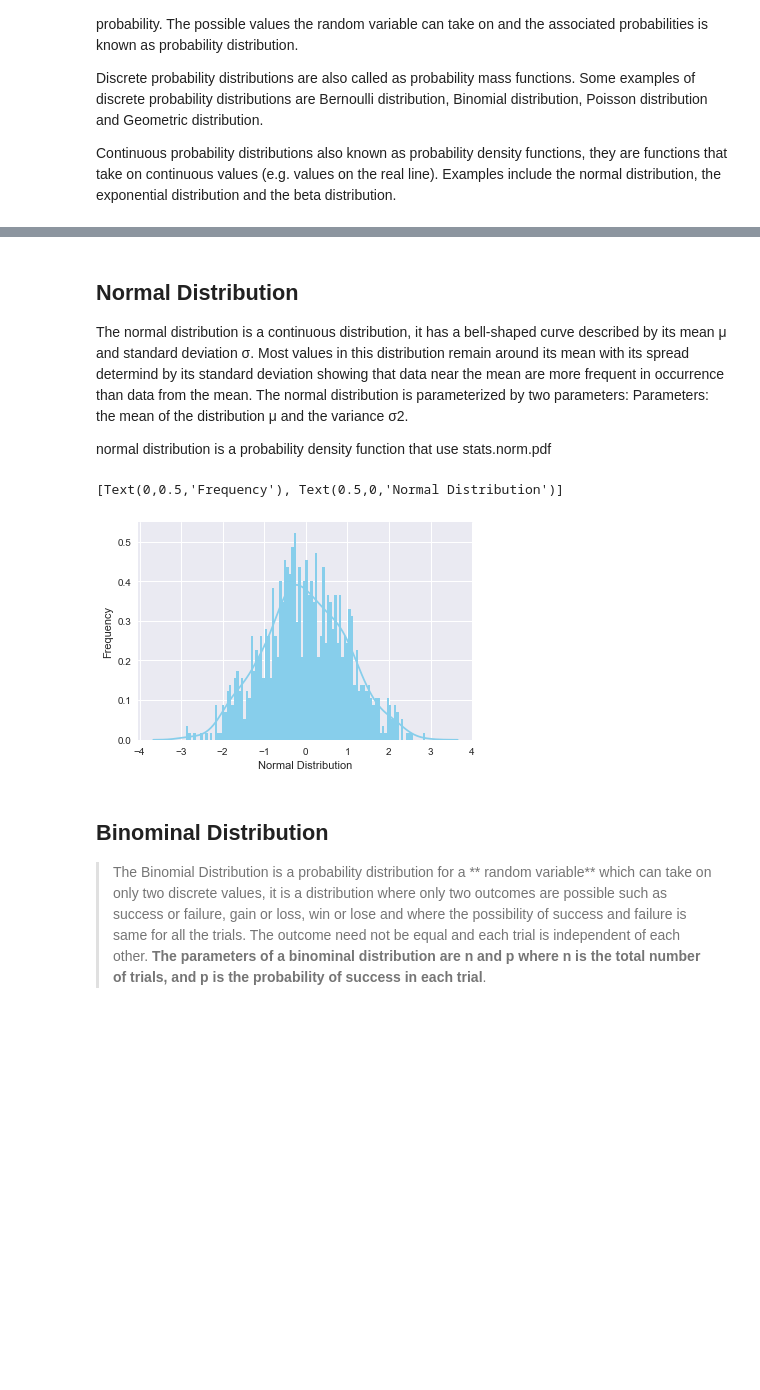
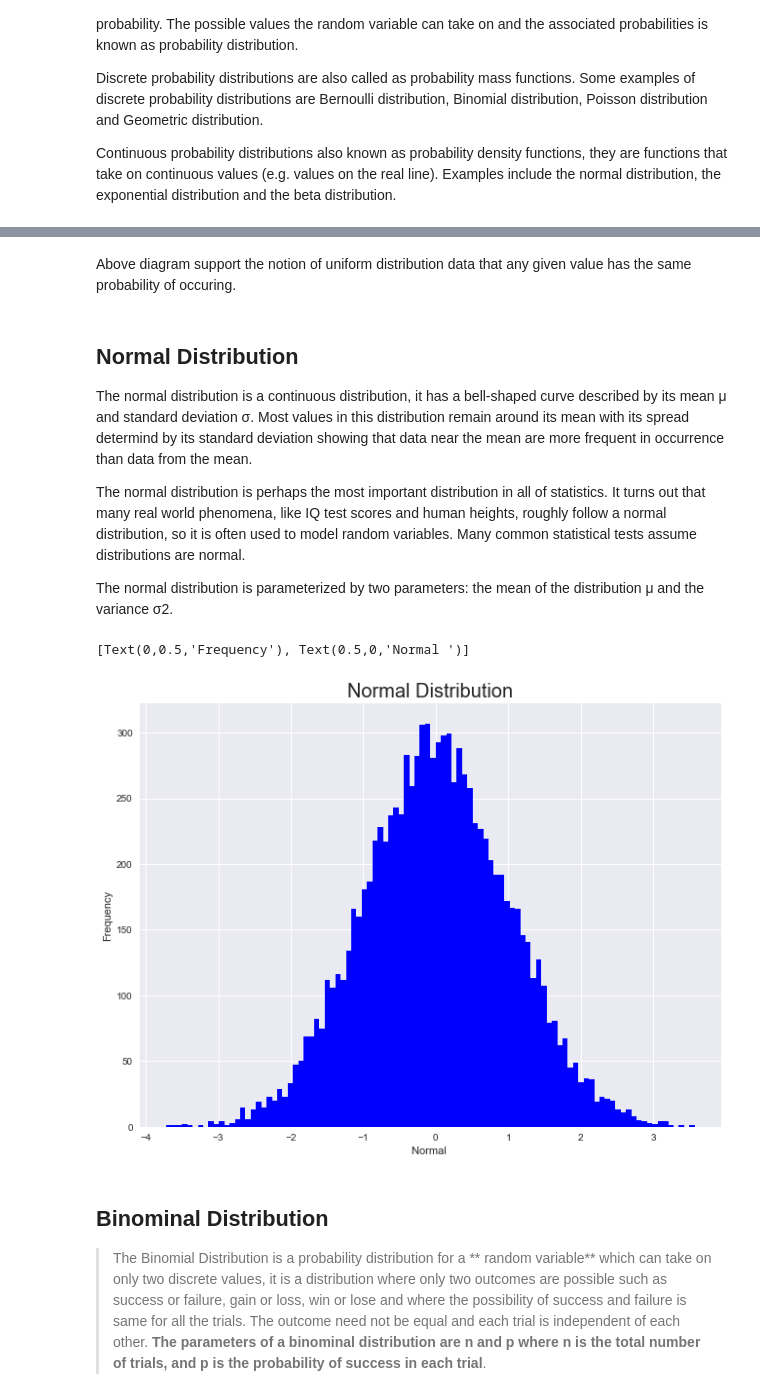
Before and after one commit to ezekielonaloye-gmit/pda_numpy_random_assignment-, a Jupyter notebook: numpy.random assignment 2018.ipynb, the cells around one changed output, grey strips where cells are left out. Drawn from its saved outputs; the diff is of its cells as text; code cells hidden in the pictures; blank space fills up the shorter version.

```diff
--- a/numpy.random assignment 2018.ipynb
+++ b/numpy.random assignment 2018.ipynb
@@ -471,0 +440,10 @@ Above diagram support the notion of uniform distribution data that any given val
+# %%
+# Import the necessary libraries
+import matplotlib.pyplot as plt
+import seaborn as sns
+import numpy as np
+import pandas as pd
+# settings for seaborn plotting style
+sns.set(color_codes=True)
+# settings for seaborn plot sizes
+sns.set(rc={'figure.figsize':(10.7,8)})
@@ -472,20 +470,29 @@ Above diagram support the notion of uniform distribution data that any given val
+# %% [markdown]
+Above diagram support the notion of uniform distribution data that any given value has the same probability of occuring.
 # %% [markdown]
 ## Normal Distribution
 The normal distribution is a continuous distribution, it has a bell-shaped curve described by its mean μ and standard deviation σ. Most values in this distribution remain around its mean with its spread determind by its standard deviation showing that data near the mean are more frequent in occurrence than data from the mean.
-The normal distribution is parameterized by two parameters:
-Parameters: the mean of the distribution μ and the variance σ2.
 
-normal distribution is a probability density function that use stats.norm.pdf
+The normal distribution is perhaps the most important distribution in all of statistics. It turns out that many real world phenomena, like IQ test scores and human heights, roughly follow a normal distribution, so it is often used to model random variables. Many common statistical tests assume distributions are normal.
+
+The normal distribution is parameterized by two parameters: the mean of the distribution μ and the variance σ2.
 # %%
-import numpy as np
+# Generating random numbers from Normal distribution in Python
+# import norm distribution
 from scipy.stats import norm
-data_normal = norm.rvs(size = 1000, loc=0, scale=1)
-ax = sns.distplot(data_normal,
+# random numbers from normal distribution
+# Generate random numbers from N(0,1)
+n = 10000
+a = 0
+b = 1
+normal_distribution = norm.rvs(size=n, loc = a, scale=b)
+ax = sns.distplot(normal_distribution,
                   bins=100,
-                  kde=True,
-                  color='skyblue',
-                  hist_kws={"linewidth": 15,'alpha':1})
-ax.set(xlabel='Normal Distribution', ylabel='Frequency')
+                  kde=False,
+                  color='blue',
+                  hist_kws={"linewidth": 20,'alpha':1})
+ax.set_title("Normal Distribution",fontsize=20)
+ax.set(xlabel='Normal ', ylabel='Frequency')
 # %% [output]
-[Text(0,0.5,'Frequency'), Text(0.5,0,'Normal Distribution')]
+[Text(0,0.5,'Frequency'), Text(0.5,0,'Normal ')]
-[figure, old version]
+[figure, new version]
```
Also changed, not shown: parts of 32 cells of this notebook.
